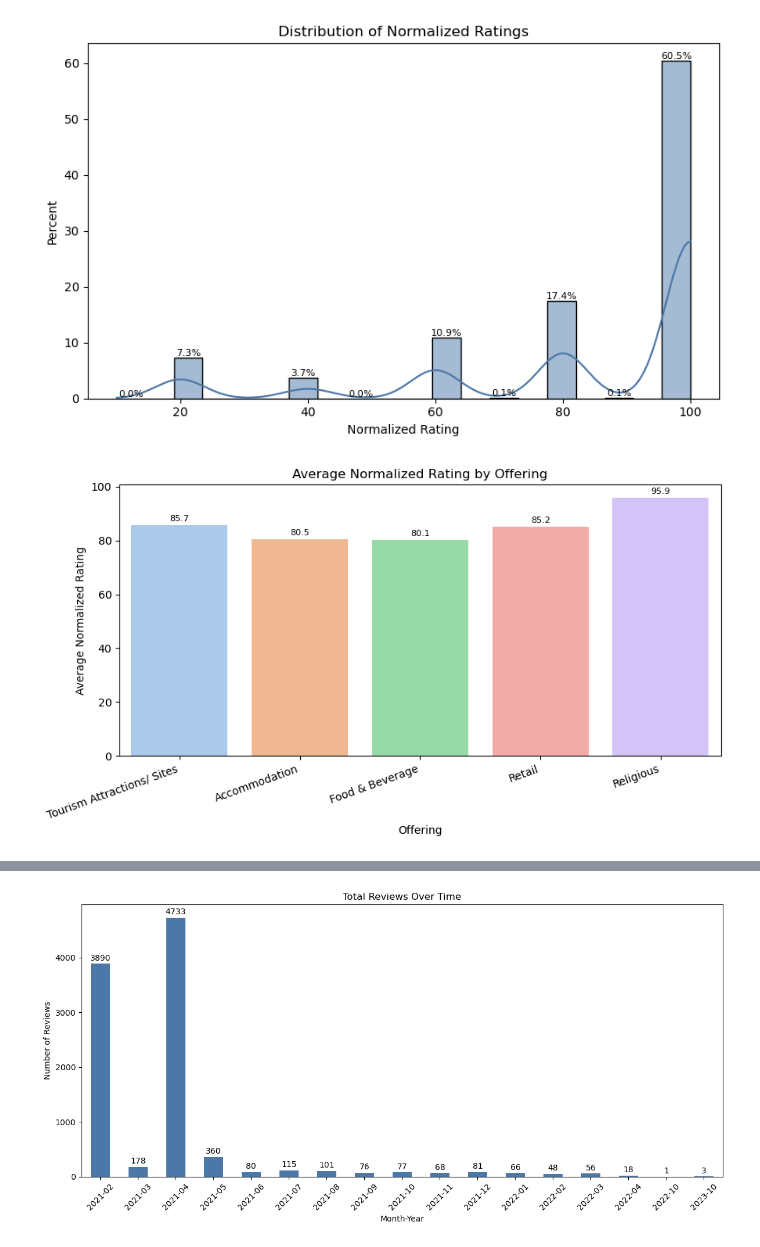
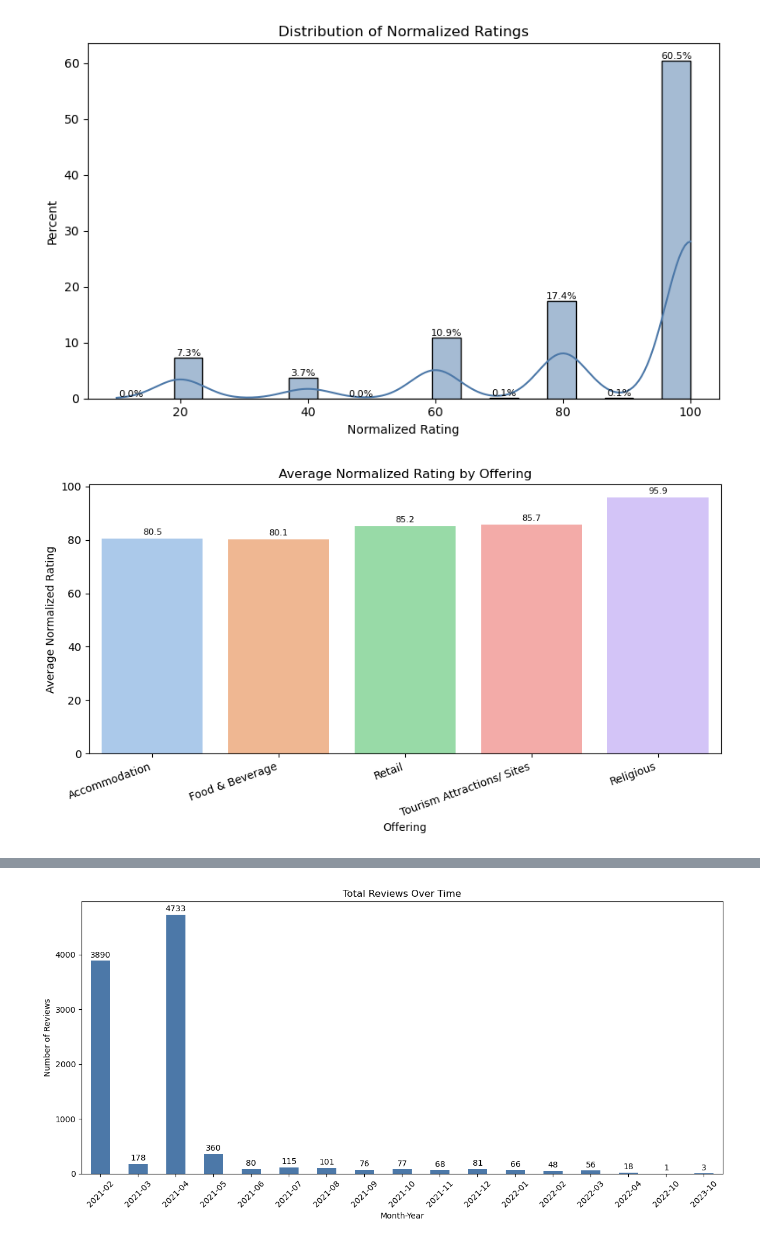
Before and after one commit to jadkrisht98/NLP_Project, a Jupyter notebook: Final_Notebook.ipynb, the cells around one changed output, grey strips where cells are left out. Drawn from its saved outputs; the diff is of its cells as text; code cells hidden in the pictures.

```diff
--- a/Final_Notebook.ipynb
+++ b/Final_Notebook.ipynb
@@ -948 +947,3 @@ pastel_colors = {'negative': '#F4A6A6', 'neutral': '#F6D365', 'positive': '#A8E6
+# %%
+final_df=pd.read_csv('final_df.csv')
 # %%
@@ -1276,34 +1278,37 @@ plt.show()
 [figure]
 # %%
 # bar chart of normalized rating mean by offering
+offering_order = [c.replace('offering_', '') for c in offering_cols]
+offering_colors = sns.color_palette('pastel', n_colors=len(offering_order))
+
 plt.figure(figsize=(9, 5))
 
 plot_data = (
     final_df.melt(id_vars='normalized_rating', value_vars=offering_cols, var_name='offering', value_name='flag')
     .query('flag == 1')
     .assign(offering=lambda d: d['offering'].str.replace('offering_', '', regex=False))
 )
 
 avg_ratings = (
     plot_data.groupby('offering')['normalized_rating']
     .mean()
     .reindex(offering_order)
     .reset_index()
 )
 
 ax = sns.barplot(data=avg_ratings, x='offering', y='normalized_rating', palette=offering_colors)
 plt.title('Average Normalized Rating by Offering')
 plt.xlabel('Offering')
 plt.ylabel('Average Normalized Rating')
 plt.xticks(rotation=20, ha='right')
 
 for container in ax.containers:
     ax.bar_label(container, fmt='%.1f', padding=2, fontsize=8)
 
 plt.tight_layout()
 plt.show()
 # %% [output]
-[figure, old version]
+[figure, new version]
 # %%
 # Histogram of themes by total review count with average normalized rating (BERTopic)
 theme_sent = pd.crosstab(final_df['theme_BERT'], final_df['sentiment_LLM'])
```
Also changed, not shown: parts of 18 cells of this notebook, 2 other files.
